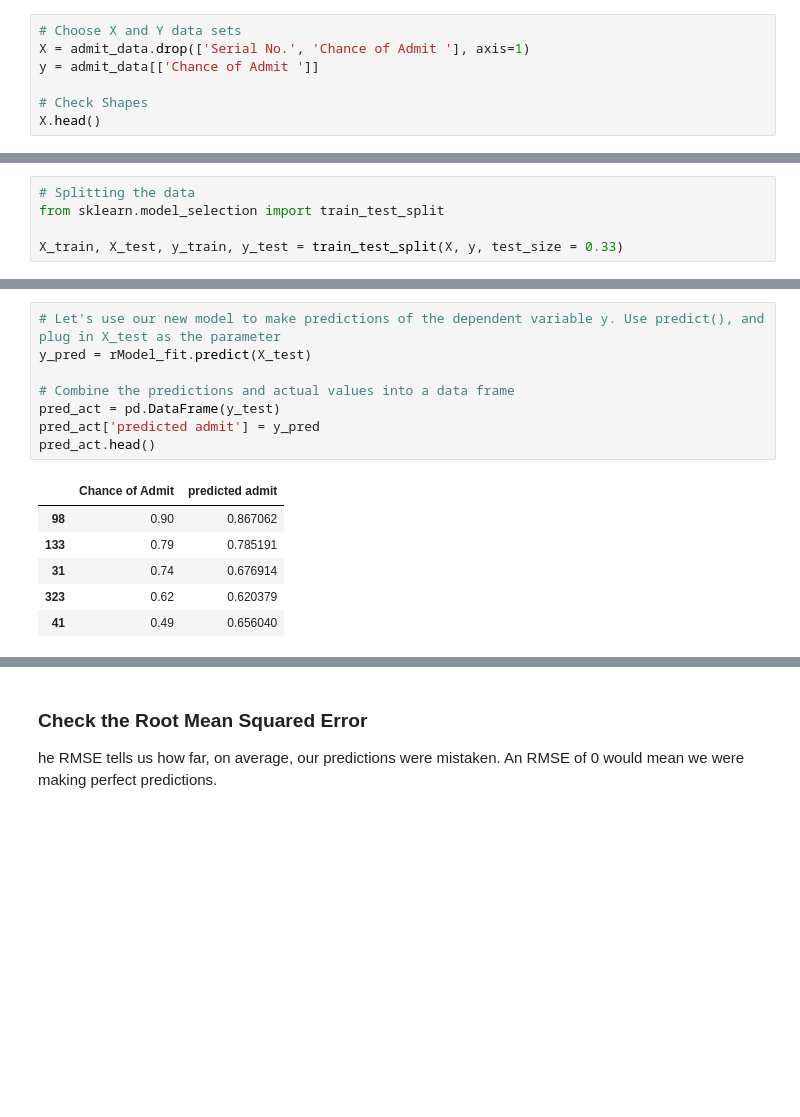
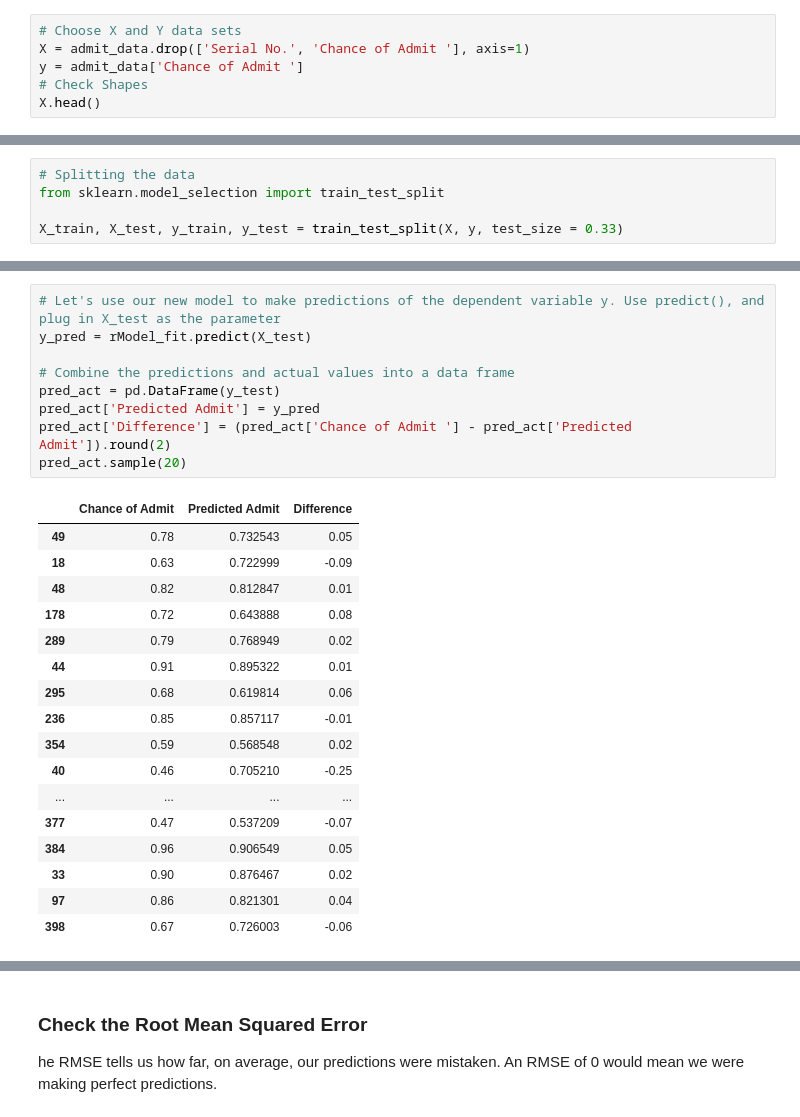
Before and after one commit to jharvey407/AdmissionPredictionModel, a Jupyter notebook: Admission Predictions.ipynb, the cells around one changed output, grey strips where cells are left out. Cells and saved outputs as stored; diff of their text form; blank space fills up the shorter version.

```diff
--- a/Admission Predictions.ipynb
+++ b/Admission Predictions.ipynb
@@ -297,8 +237,7 @@ Index(['Serial No.', 'GRE Score', 'TOEFL Score', 'University Rating', 'SOP',
 # %%
 # Choose X and Y data sets
 X = admit_data.drop(['Serial No.', 'Chance of Admit '], axis=1)
-y = admit_data[['Chance of Admit ']]
-
+y = admit_data['Chance of Admit ']
 # Check Shapes
 X.head()
 # %% [output]
@@ -371,17 +310,29 @@ strong multicollinearity or other numerical problems.
 # %%
 # Let's use our new model to make predictions of the dependent variable y. Use predict(), and plug in X_test as the parameter
 y_pred = rModel_fit.predict(X_test)
 
 # Combine the predictions and actual values into a data frame
 pred_act = pd.DataFrame(y_test)
-pred_act['predicted admit'] = y_pred
-pred_act.head()
+pred_act['Predicted Admit'] = y_pred
+pred_act['Difference'] = (pred_act['Chance of Admit '] - pred_act['Predicted Admit']).round(2)
+pred_act.sample(20)
 # %% [output]
-|  | Chance of Admit | predicted admit |
-| 98 | 0.90 | 0.867062 |
-| 133 | 0.79 | 0.785191 |
-| 31 | 0.74 | 0.676914 |
-| 323 | 0.62 | 0.620379 |
-| 41 | 0.49 | 0.656040 |
+|  | Chance of Admit | Predicted Admit | Difference |
+| 49 | 0.78 | 0.732543 | 0.05 |
+| 18 | 0.63 | 0.722999 | -0.09 |
+| 48 | 0.82 | 0.812847 | 0.01 |
+| 178 | 0.72 | 0.643888 | 0.08 |
+| 289 | 0.79 | 0.768949 | 0.02 |
+| 44 | 0.91 | 0.895322 | 0.01 |
+| 295 | 0.68 | 0.619814 | 0.06 |
+| 236 | 0.85 | 0.857117 | -0.01 |
+| 354 | 0.59 | 0.568548 | 0.02 |
+| 40 | 0.46 | 0.705210 | -0.25 |
+| ... | ... | ... | ... |
+| 377 | 0.47 | 0.537209 | -0.07 |
+| 384 | 0.96 | 0.906549 | 0.05 |
+| 33 | 0.90 | 0.876467 | 0.02 |
+| 97 | 0.86 | 0.821301 | 0.04 |
+| 398 | 0.67 | 0.726003 | -0.06 |
 # %%
 plt.figure(figsize=(10,10))
```
Also changed, not shown: parts of 28 cells of this notebook, 1 other file.
